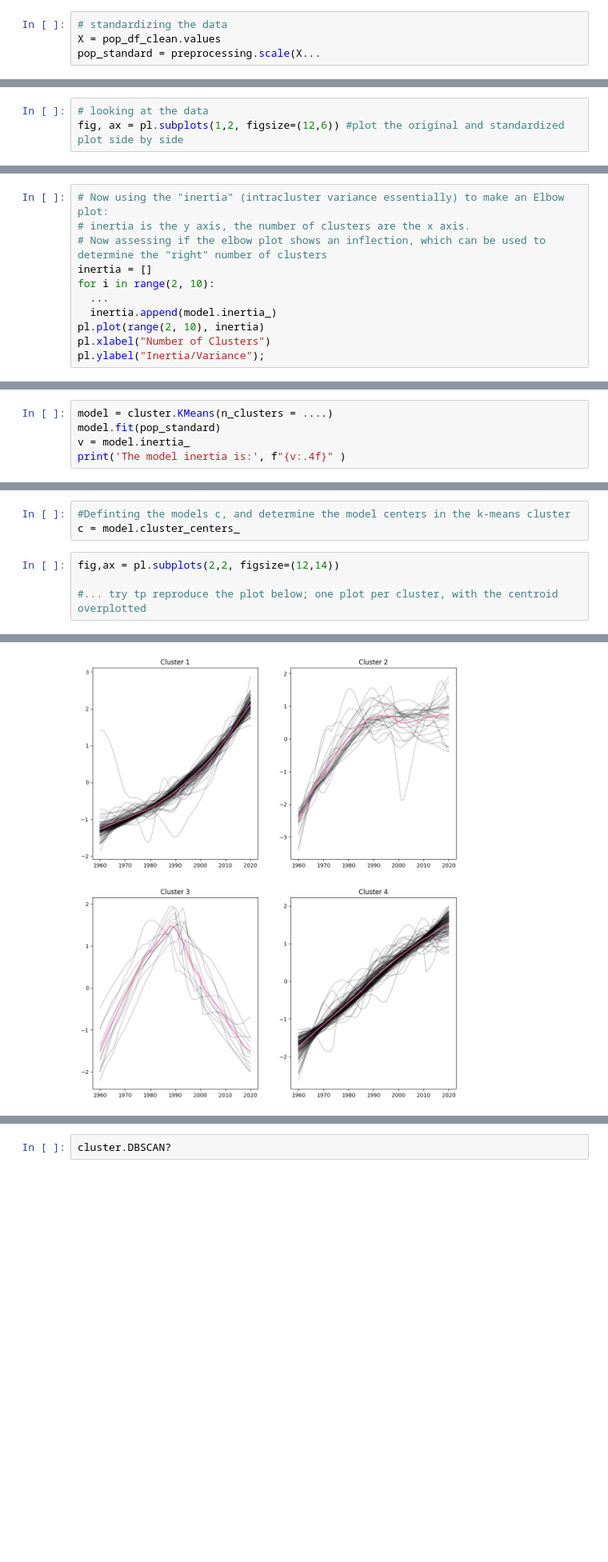
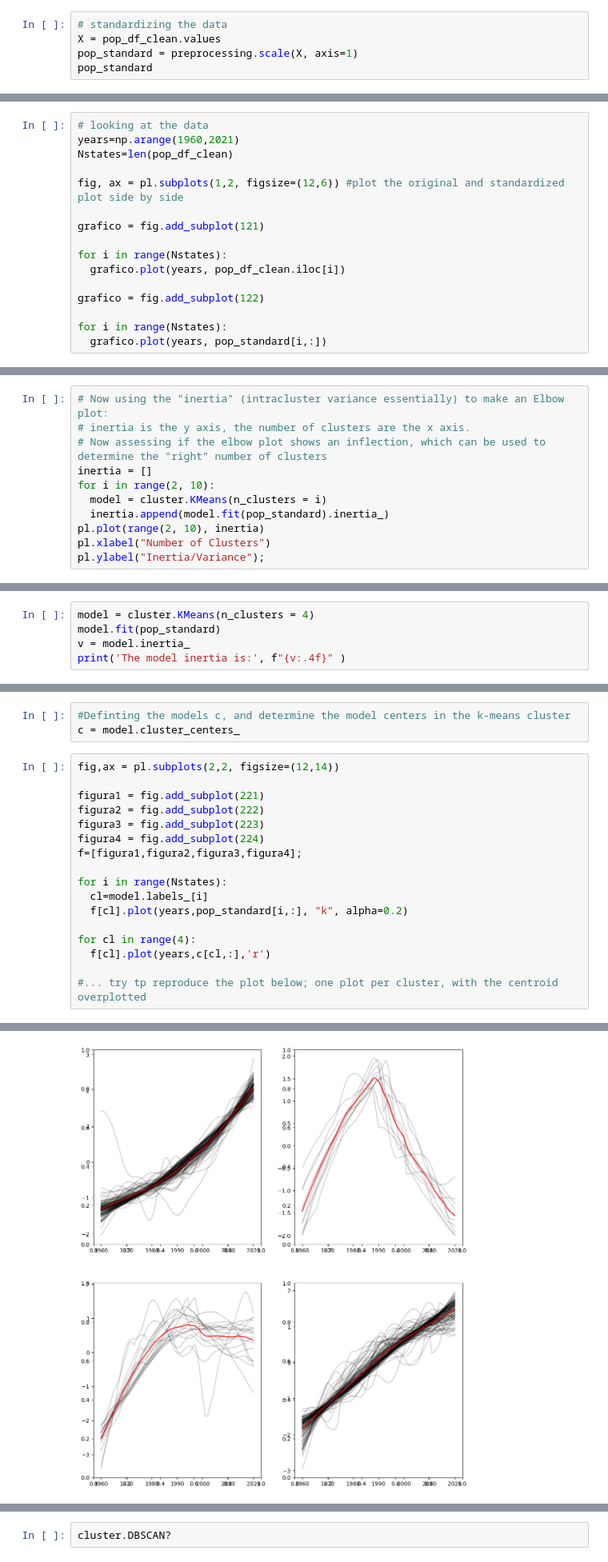
Before and after one commit to Anna-Battaglia/MLPNS_ABattaglia, a Jupyter notebook: Copia_di_TimeSeriesClustering_instructions.ipynb, the cells around one changed output, grey strips where cells are left out. Shown at 80% size. Cells and saved outputs as stored; diff of their text form; blank space fills up the shorter version.

````diff
--- a/Copia_di_TimeSeriesClustering_instructions.ipynb
+++ b/Copia_di_TimeSeriesClustering_instructions.ipynb
@@ -152,4 +149,5 @@ We use the `preprocessing.scale` function. Make sure you check! you want eavery
 # %%
 # standardizing the data
 X = pop_df_clean.values
-pop_standard = preprocessing.scale(X...
+pop_standard = preprocessing.scale(X, axis=1)
+pop_standard
@@ -161,4 +191,17 @@ print(pop_standard.mean(axis=...), pop_standard.std(axis=...)) #all means should
 Making a plot of the time series before scaling, and after scaling. What do you see in the scaled version that was lost before? Dont forget to write a caption!
 # %%
 # looking at the data
+years=np.arange(1960,2021)
+Nstates=len(pop_df_clean)
+
 fig, ax = pl.subplots(1,2, figsize=(12,6)) #plot the original and standardized plot side by side
+
+grafico = fig.add_subplot(121)
+
+for i in range(Nstates):
+  grafico.plot(years, pop_df_clean.iloc[i])
+
+grafico = fig.add_subplot(122)
+
+for i in range(Nstates):
+  grafico.plot(years, pop_standard[i,:])
@@ -185,8 +237,8 @@ print('The model inertia is:', f"{v:.4f}" )
 # Now assessing if the elbow plot shows an inflection, which can be used to determine the "right" number of clusters
 inertia = []
 for i in range(2, 10):
-  ...
-  inertia.append(model.inertia_)
+  model = cluster.KMeans(n_clusters = i)
+  inertia.append(model.fit(pop_standard).inertia_)
 pl.plot(range(2, 10), inertia)
 pl.xlabel("Number of Clusters")
 pl.ylabel("Inertia/Variance");
@@ -214,7 +268,7 @@ ax[1,0]....
 ax[1,1]....
 ```
 # %%
-model = cluster.KMeans(n_clusters = ....)
+model = cluster.KMeans(n_clusters = 4)
 model.fit(pop_standard)
 v = model.inertia_
 print('The model inertia is:', f"{v:.4f}" )
@@ -241,5 +297,18 @@ c = model.cluster_centers_
 # %%
 fig,ax = pl.subplots(2,2, figsize=(12,14))
 
+figura1 = fig.add_subplot(221)
+figura2 = fig.add_subplot(222)
+figura3 = fig.add_subplot(223)
+figura4 = fig.add_subplot(224)
+f=[figura1,figura2,figura3,figura4];
+
+for i in range(Nstates):
+  cl=model.labels_[i]
+  f[cl].plot(years,pop_standard[i,:], "k", alpha=0.2)
+
+for cl in range(4):
+  f[cl].plot(years,c[cl,:],'r')
+
 #... try tp reproduce the plot below; one plot per cluster, with the centroid overplotted
 # %% [output]
@@ -247,4 +315,4 @@ fig,ax = pl.subplots(2,2, figsize=(12,14))
-[figure, old version]
+[figure, new version]
 # %% [markdown]
 Figure 3: Results of using k-means clustering on the standardized data seen in Figure 1. The mean line for each cluster is visible in pink.
 
````
Also changed, not shown: parts of 15 cells of this notebook.
